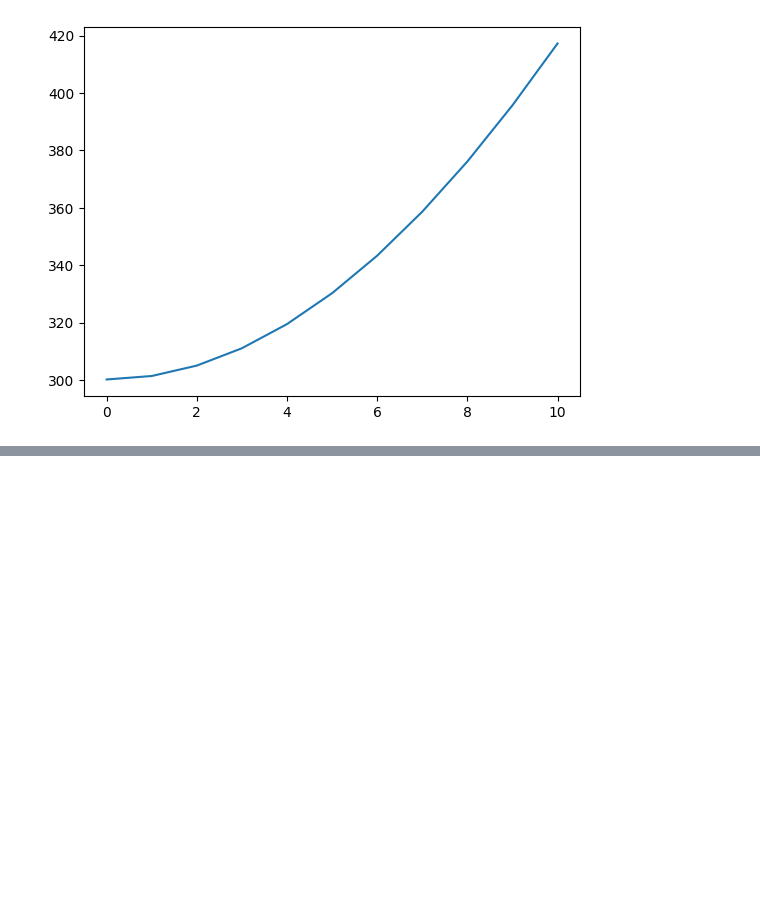
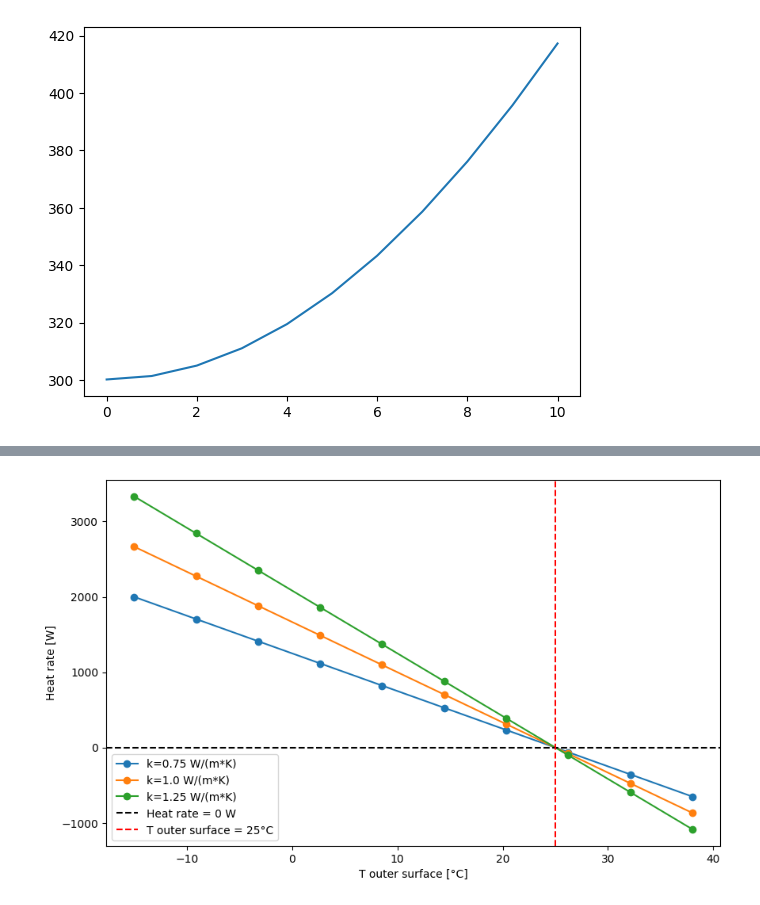
Before and after one commit to Luis-Condor/heat-transfer, a Jupyter notebook: ch_1.ipynb, the cells around one changed output, grey strips where cells are left out. Cells and saved outputs as stored; diff of their text form; code cells hidden in the pictures; blank space fills up the shorter version.

```diff
--- a/ch_1.ipynb
+++ b/ch_1.ipynb
@@ -243,0 +358,30 @@ plt.show();
+# %%
+# Problem 1.3
+t1 = 25 # °C
+l  = 0.3 # m
+a  = 20  #m^2
+
+# Use Fourier's law for a range of temperatures of interest -15°C to 38°C
+# Temperatures kept with °C, instead of Kelvin, since the delta in temprarures is used in Fourier's law
+t0      = np.linspace(-15,38,10)
+df      = pd.DataFrame({'T outer surface [°C]':t0})
+k_arr   = np.array([.75,1,1.25])        # List of thermal conductivities of interest for comparison
+
+# Create a Heat rate column for each conductivity value of interest
+for k in k_arr:
+    df[f'Heat rate [W] @k={k}'] = k *a * (t1 - t0) / l
+
+# Plot the results
+plt.figure(figsize=(10,6))
+for k in k_arr:
+    plt.plot(t0, df[f'Heat rate [W] @k={k}'], label=f'k={k} W/(m*K)', marker='o')
+plt.xlabel('T outer surface [°C]')
+plt.ylabel('Heat rate [W]')
+plt.axhline(y=0, color='black', linestyle='--', label='Heat rate = 0 W');
+plt.axvline(x=25, color='red', linestyle='--', label=f'T outer surface = {t1}°C');
+plt.legend(loc='lower left');
+
+# Problem notes
+#
+# %% [output]
+[figure, added]
```
Also changed, not shown: parts of 7 cells of this notebook.
